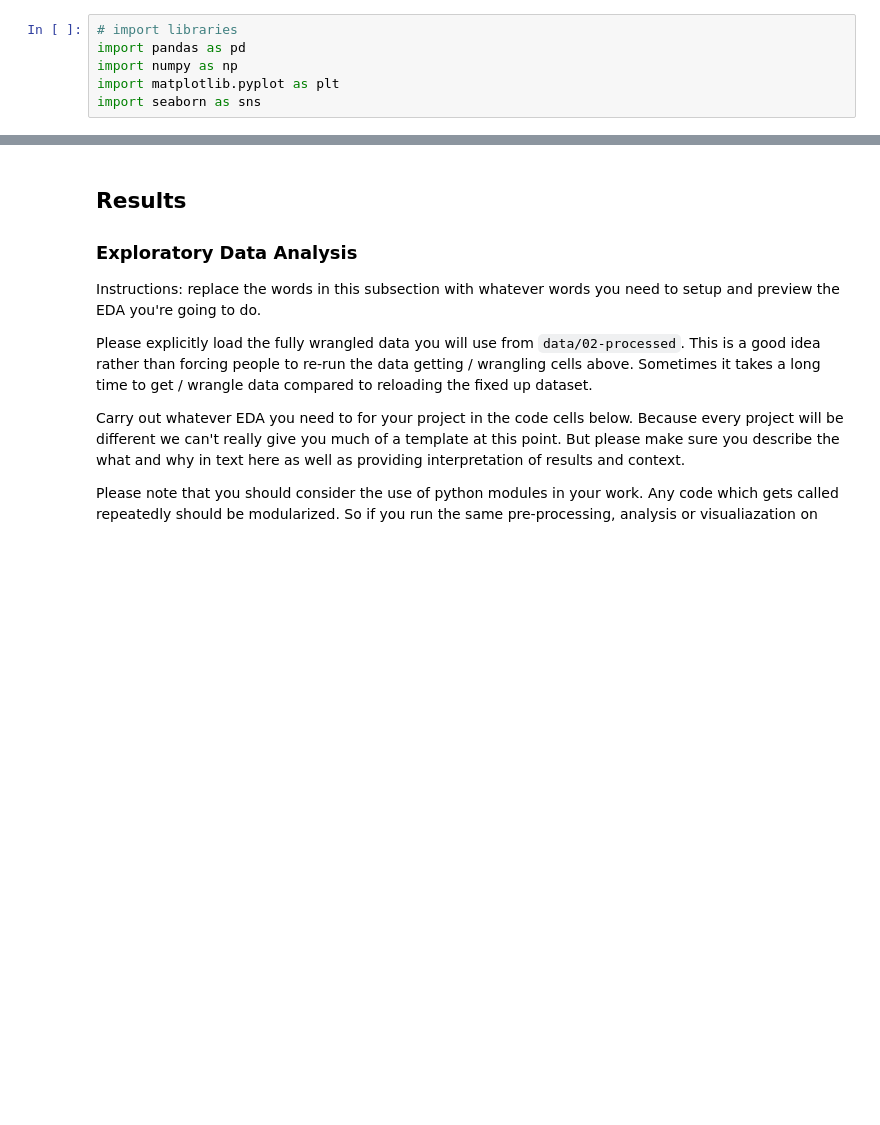
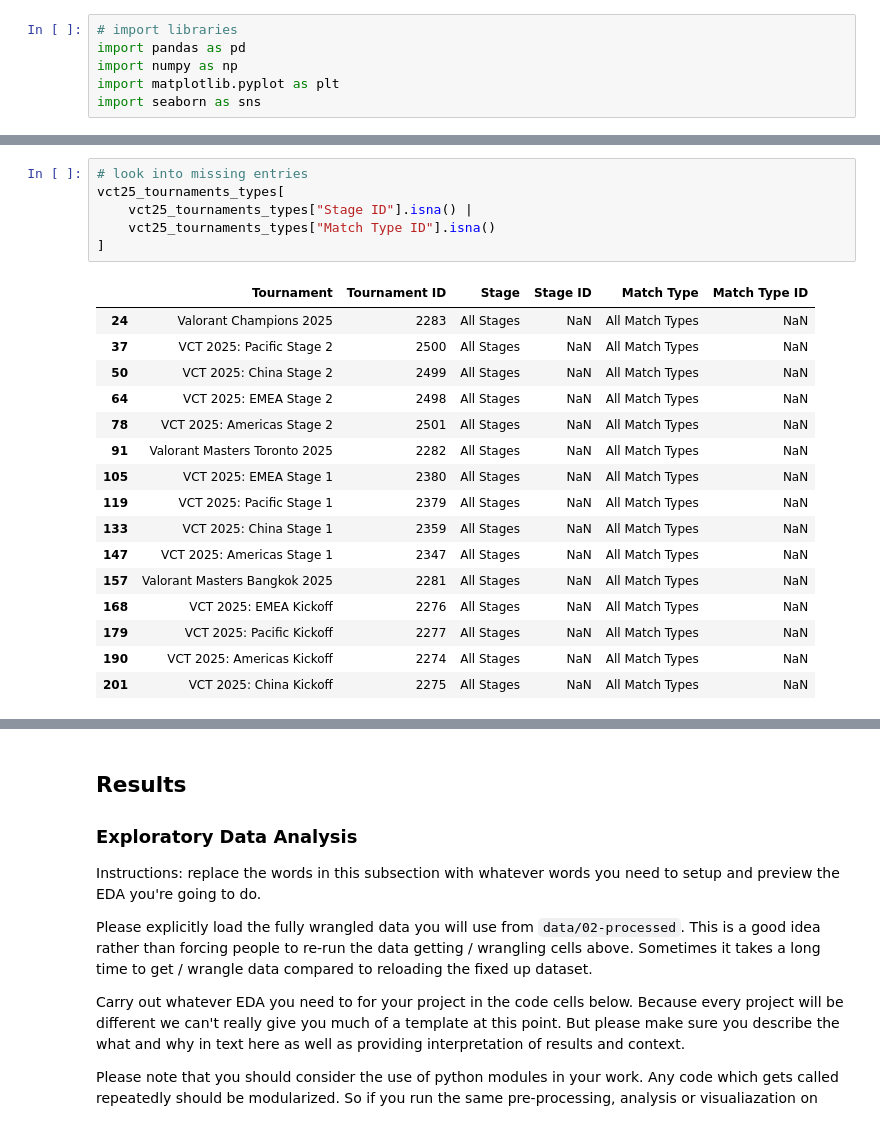
Before and after one commit to COGS108/Group102_WI26, a Jupyter notebook: 02-EDACheckpoint.ipynb, the cells around one changed output, grey strips where cells are left out. Cells and saved outputs as stored; diff of their text form; blank space fills up the shorter version.

```diff
--- a/02-EDACheckpoint.ipynb
+++ b/02-EDACheckpoint.ipynb
@@ -526,0 +1019,23 @@ print(team_avg_hs.head(10))
+# %%
+# look into missing entries
+vct25_tournaments_types[
+    vct25_tournaments_types["Stage ID"].isna() |
+    vct25_tournaments_types["Match Type ID"].isna()
+]
+# %% [output]
+|  | Tournament | Tournament ID | Stage | Stage ID | Match Type | Match Type ID |
+| 24 | Valorant Champions 2025 | 2283 | All Stages | NaN | All Match Types | NaN |
+| 37 | VCT 2025: Pacific Stage 2 | 2500 | All Stages | NaN | All Match Types | NaN |
+| 50 | VCT 2025: China Stage 2 | 2499 | All Stages | NaN | All Match Types | NaN |
+| 64 | VCT 2025: EMEA Stage 2 | 2498 | All Stages | NaN | All Match Types | NaN |
+| 78 | VCT 2025: Americas Stage 2 | 2501 | All Stages | NaN | All Match Types | NaN |
+| 91 | Valorant Masters Toronto 2025 | 2282 | All Stages | NaN | All Match Types | NaN |
+| 105 | VCT 2025: EMEA Stage 1 | 2380 | All Stages | NaN | All Match Types | NaN |
+| 119 | VCT 2025: Pacific Stage 1 | 2379 | All Stages | NaN | All Match Types | NaN |
+| 133 | VCT 2025: China Stage 1 | 2359 | All Stages | NaN | All Match Types | NaN |
+| 147 | VCT 2025: Americas Stage 1 | 2347 | All Stages | NaN | All Match Types | NaN |
+| 157 | Valorant Masters Bangkok 2025 | 2281 | All Stages | NaN | All Match Types | NaN |
+| 168 | VCT 2025: EMEA Kickoff | 2276 | All Stages | NaN | All Match Types | NaN |
+| 179 | VCT 2025: Pacific Kickoff | 2277 | All Stages | NaN | All Match Types | NaN |
+| 190 | VCT 2025: Americas Kickoff | 2274 | All Stages | NaN | All Match Types | NaN |
+| 201 | VCT 2025: China Kickoff | 2275 | All Stages | NaN | All Match Types | NaN |
```
Also changed, not shown: parts of 139 cells of this notebook, 5 other files.
